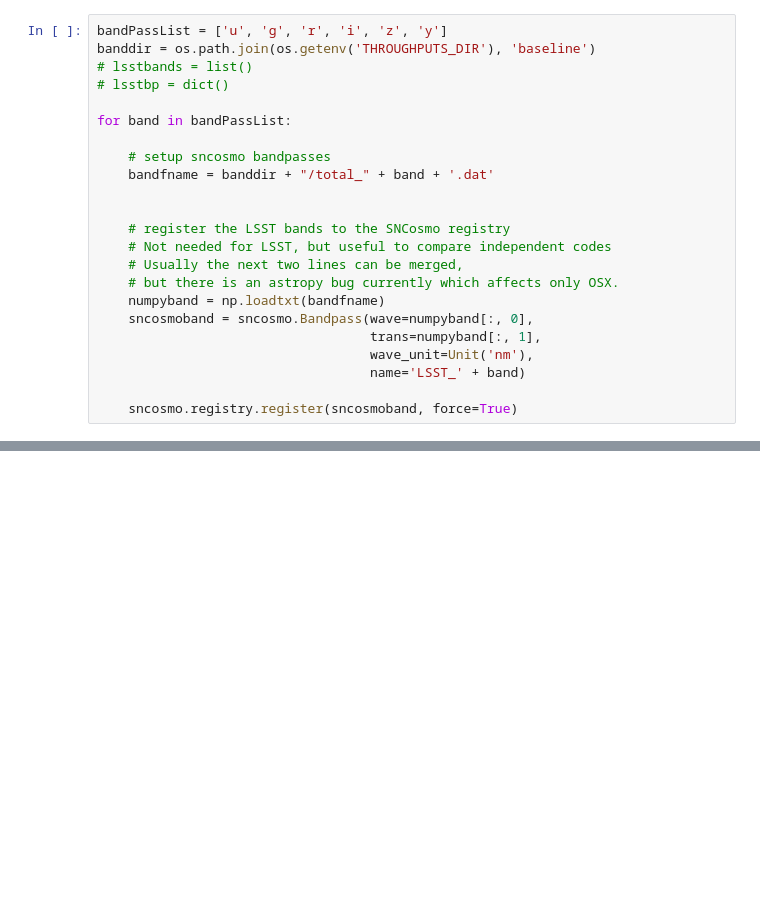
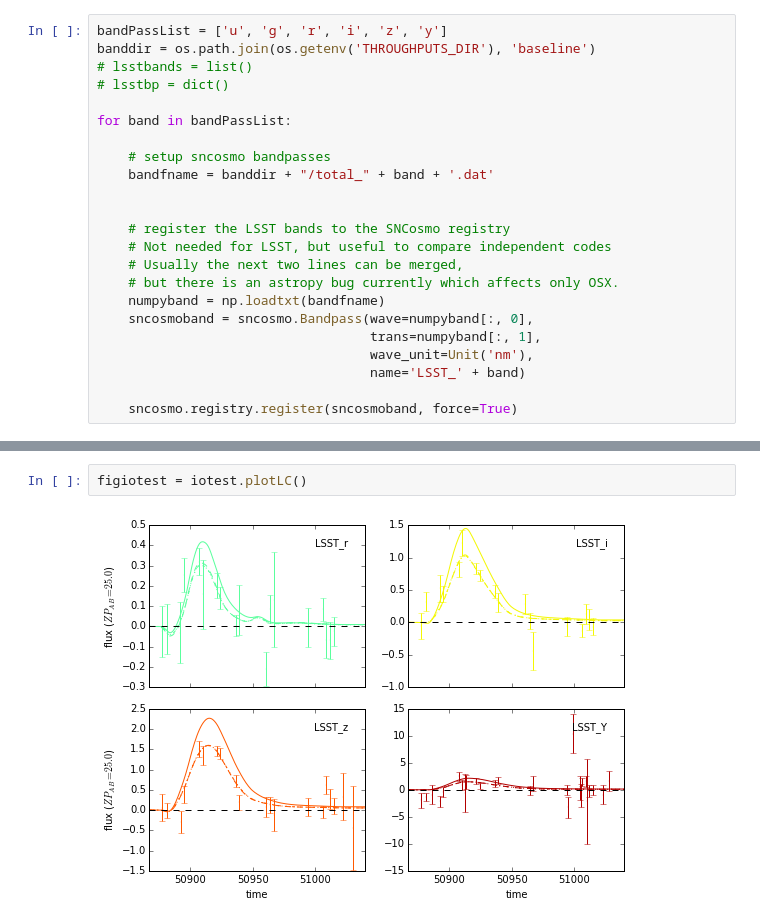
Before and after one commit to rbiswas4/sncosmo_lc_analysis, a Jupyter notebook: running_LC.ipynb, the cells around one changed output, grey strips where cells are left out. Saved outputs shown, nothing was run; the diff lists cells and outputs as text; blank space fills up the shorter version.

```diff
--- a/running_LC.ipynb
+++ b/running_LC.ipynb
@@ -67 +186,5 @@ test.plotTrace(test)
+# %%
+figiotest = iotest.plotLC()
+# %% [output]
+[figure, added]
 # %%
```
Also changed, not shown: parts of 20 cells of this notebook, 2 other files.
